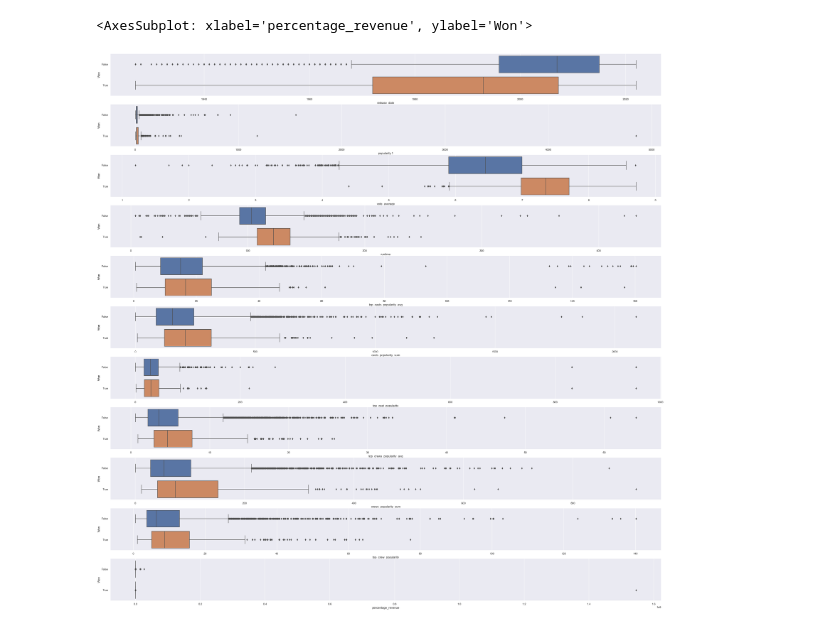
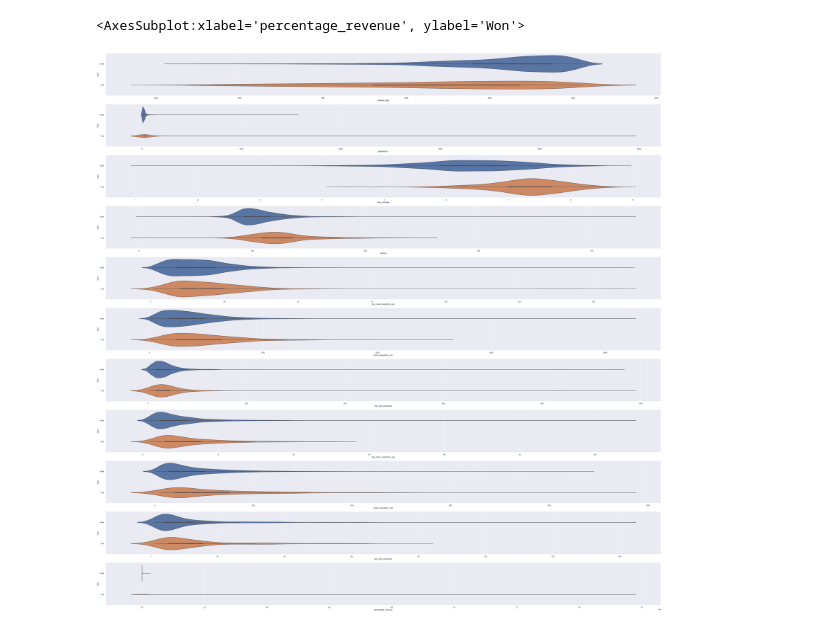
Before and after one commit to notsuspiciousindividual/SC1015_Project, a Jupyter notebook: data_EDA.ipynb, the cells around one changed output. Saved outputs shown, nothing was run; the diff lists cells and outputs as text; code cells hidden in the pictures.

```diff
--- a/data_EDA.ipynb
+++ b/data_EDA.ipynb
@@ -11,6 +12,6 @@ import io
 sb.set()
 # %%
 movieDB = pd.read_csv('Data_Cleaning/allCleanedMovieData.csv')
-movieDB.drop("Unnamed: 0", axis=1)
+movieDB = movieDB[['id','original_title','budget','revenue','release_date','popularity.1','vote_average','runtime','top_casts_popularity_avg','casts_popularity_sum','top_cast_popularity','top_crews_popularity_avg','crews_popularity_sum','top_crew_popularity','percentage_revenue','Won']]
 movieDB.head()
 # %% [output]
@@ -22,0 +24,3 @@ movieDB.head()
+# %%
+# Rename poplarity and Won
+movieDB.rename(columns={'popularity.1':'popularity', 'Won':'won'}, inplace=True)
@@ -50,17 +88,17 @@ dtype: object
 # %%
-movieDB.drop("Unnamed: 0", axis=1)
-f,axes = plt.subplots(11,1,figsize=(40,40))
-sb.boxplot(x='release_date',y='Won',data=movieDB[['release_date','Won']],ax=axes[0],orient='h')
-sb.boxplot(x='popularity.1',y='Won',data=movieDB[['popularity.1','Won']],ax=axes[1],orient='h')
-sb.boxplot(x='vote_average',y='Won',data=movieDB[['vote_average','Won']],ax=axes[2],orient='h')
-sb.boxplot(x='runtime',y='Won',data=movieDB[['runtime','Won']],ax=axes[3],orient='h')
-sb.boxplot(x='top_casts_popularity_avg',y='Won',data=movieDB[['top_casts_popularity_avg','Won']],ax=axes[4],orient='h')
-sb.boxplot(x='casts_popularity_sum',y='Won',data=movieDB[['casts_popularity_sum','Won']],ax=axes[5],orient='h')
-sb.boxplot(x='top_cast_popularity',y='Won',data=movieDB[['top_cast_popularity','Won']],ax=axes[6],orient='h')
-sb.boxplot(x='top_crews_popularity_avg',y='Won',data=movieDB[['top_crews_popularity_avg','Won']],ax=axes[7],orient='h')
-sb.boxplot(x='crews_popularity_sum',y='Won',data=movieDB[['crews_popularity_sum','Won']],ax=axes[8],orient='h')
-sb.boxplot(x='top_crew_popularity',y='Won',data=movieDB[['top_crew_popularity','Won']],ax=axes[9],orient='h')
-sb.boxplot(x='percentage_revenue',y='Won',data=movieDB[['percentage_revenue','Won']],ax=axes[10],orient='h')
+#create violin plot for every variable
+f,axes = plt.subplots(11,1,figsize=(60,60))
+sb.violinplot(x='release_date',y='Won',data=movieDB[['release_date','Won']],ax=axes[0],orient='h')
+sb.violinplot(x='popularity.1',y='Won',data=movieDB[['popularity.1','Won']],ax=axes[1],orient='h')
+sb.violinplot(x='vote_average',y='Won',data=movieDB[['vote_average','Won']],ax=axes[2],orient='h')
+sb.violinplot(x='runtime',y='Won',data=movieDB[['runtime','Won']],ax=axes[3],orient='h')
+sb.violinplot(x='top_casts_popularity_avg',y='Won',data=movieDB[['top_casts_popularity_avg','Won']],ax=axes[4],orient='h')
+sb.violinplot(x='casts_popularity_sum',y='Won',data=movieDB[['casts_popularity_sum','Won']],ax=axes[5],orient='h')
+sb.violinplot(x='top_cast_popularity',y='Won',data=movieDB[['top_cast_popularity','Won']],ax=axes[6],orient='h')
+sb.violinplot(x='top_crews_popularity_avg',y='Won',data=movieDB[['top_crews_popularity_avg','Won']],ax=axes[7],orient='h')
+sb.violinplot(x='crews_popularity_sum',y='Won',data=movieDB[['crews_popularity_sum','Won']],ax=axes[8],orient='h')
+sb.violinplot(x='top_crew_popularity',y='Won',data=movieDB[['top_crew_popularity','Won']],ax=axes[9],orient='h')
+sb.violinplot(x='percentage_revenue',y='Won',data=movieDB[['percentage_revenue','Won']],ax=axes[10],orient='h')
 # %% [output]
-<AxesSubplot: xlabel='percentage_revenue', ylabel='Won'>
+<AxesSubplot:xlabel='percentage_revenue', ylabel='Won'>
-[figure, old version]
+[figure, new version]
```
Also changed, not shown: parts of 13 cells of this notebook, 9 other files.
